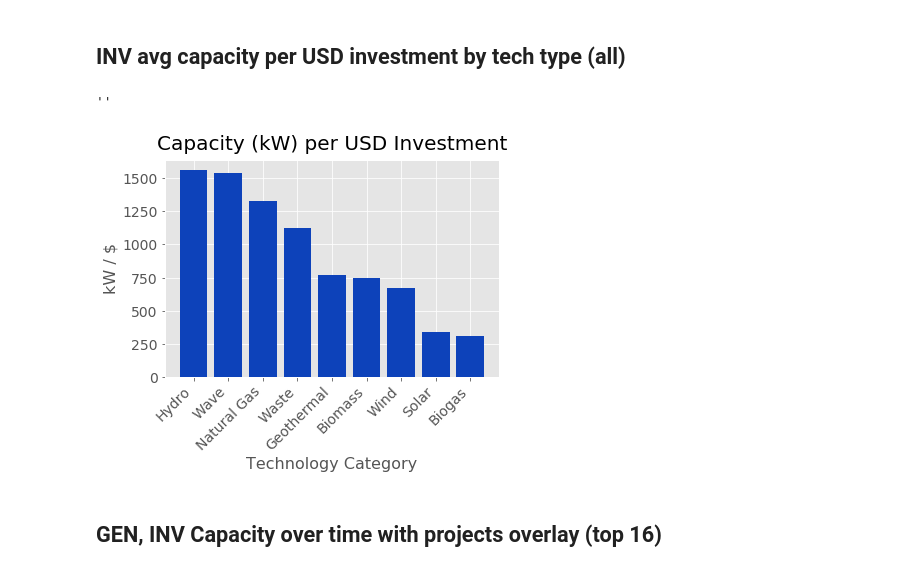
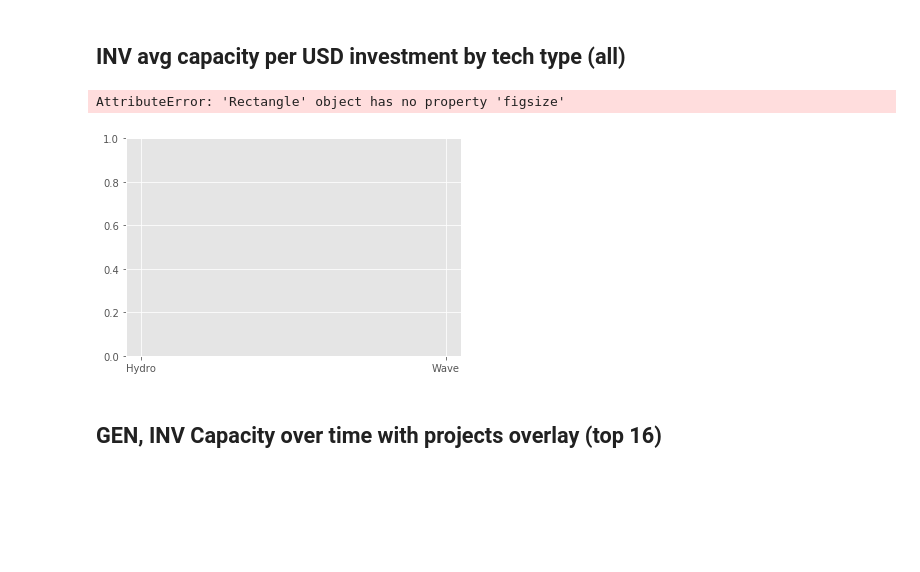
Before and after one commit to vanessapolliard/renewable-energy-generation, a Jupyter notebook: notebooks/Analysis.ipynb, the cells around one changed output. Saved outputs shown, nothing was run; the diff lists cells and outputs as text; code cells hidden in the pictures; blank space fills up the shorter version.

```diff
--- a/notebooks/Analysis.ipynb
+++ b/notebooks/Analysis.ipynb
@@ -168,17 +168,17 @@ df_inv_cap_class_agg['capacity_per_usd'] = df_inv_cap_class_agg['capacity_kw']/d
 df_inv_cap_class_agg.sort_values(by='capacity_per_usd',ascending=False,inplace=True)
 # %%
 fig, ax = plt.subplots()
-ax.bar(df_inv_cap_class_agg['tech_category'],df_inv_cap_class_agg['capacity_per_usd'],color=colors[2])
+ax.bar(df_inv_cap_class_agg['tech_category'],df_inv_cap_class_agg['capacity_per_usd'],color=colors[2],figsize=(10, 6))
 ax.tick_params(axis="x", rotation = 45, labelsize=14)
 plt.xticks(rotation='45',fontsize=14,ha="right")
 ax.tick_params(axis="y", labelsize=14)
 ax.set_title("Capacity (kW) per USD Investment",fontsize = 20,pad=10)
 ax.set_xlabel("Technology Category",fontsize=16)
 ax.set_ylabel("kW / $",fontsize=16)
 ;
 # %% [output]
-''
+AttributeError: 'Rectangle' object has no property 'figsize'
-[figure, old version]
+[figure, new version]
 # %% [markdown]
 ## GEN, INV Capacity over time with projects overlay (top 16)
 # %%
```
Also changed, not shown: 1 other file.
